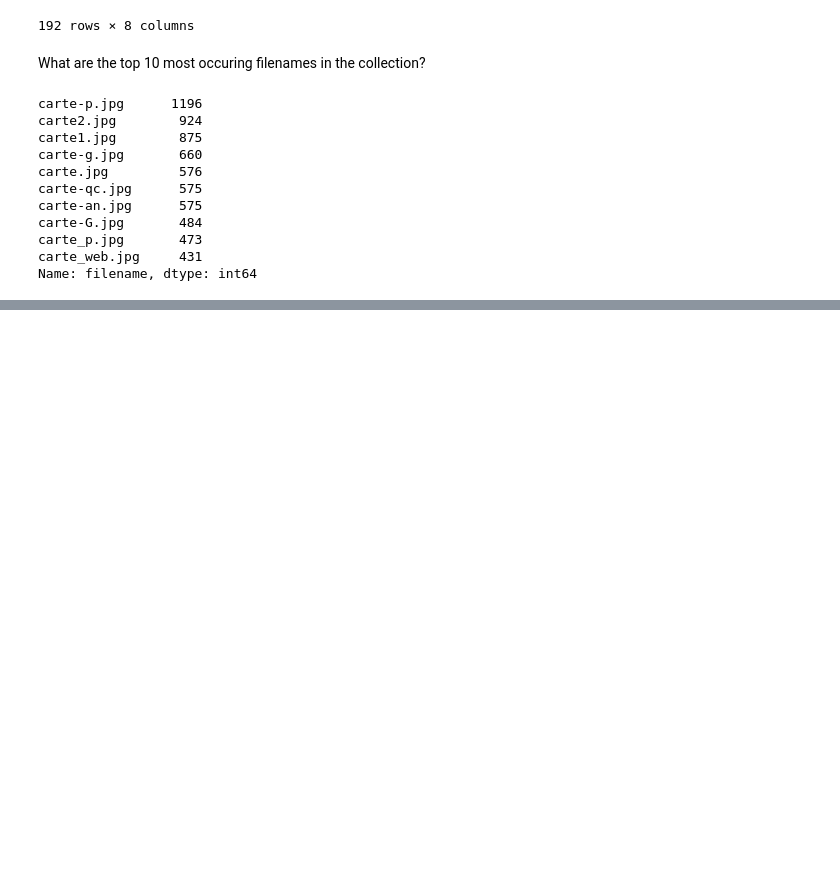
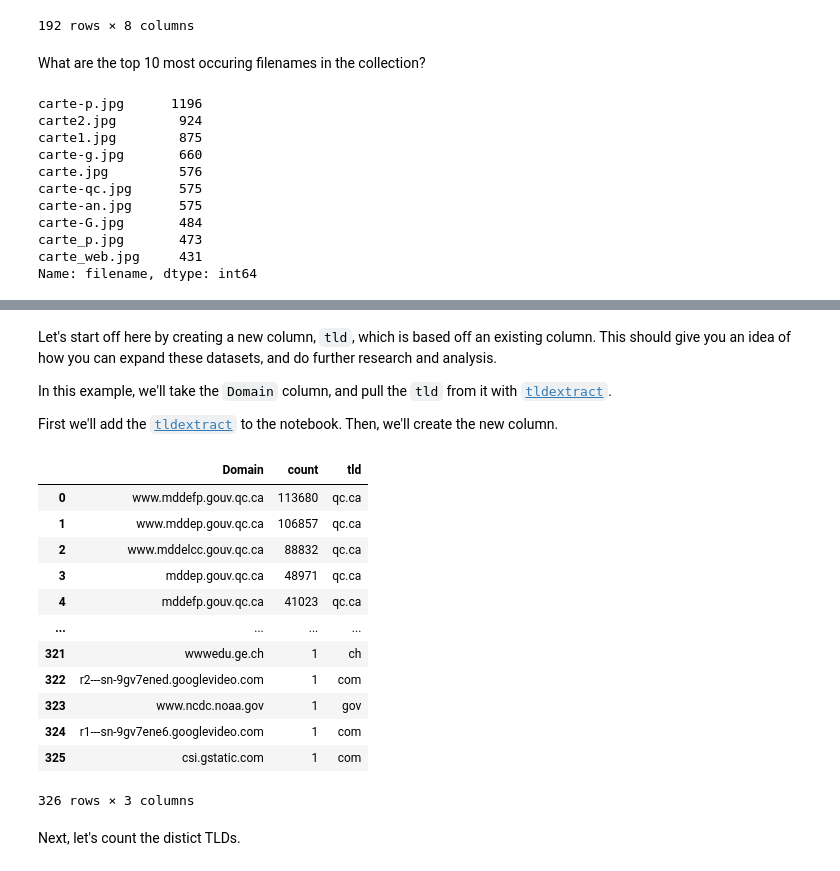
Before and after one commit to archivesunleashed/notebooks, a Jupyter notebook: parquet_pandas_example.ipynb, the cells around one changed output, grey strips where cells are left out. Cells and saved outputs as stored; diff of their text form; code cells hidden in the pictures; blank space fills up the shorter version.

```diff
--- a/parquet_pandas_example.ipynb
+++ b/parquet_pandas_example.ipynb
@@ -315,0 +303,6 @@ images.groupby('md5').count()
+# %% [markdown]
+Let's start off here by creating a new column, `tld`, which is based off an existing column. This should give you an idea of how you can expand these datasets, and do further research and analysis.
+
+In this example, we'll take the `Domain` column, and pull the `tld` from it with [`tldextract`](https://github.com/john-kurkowski/tldextract).
+
+First we'll add the [`tldextract`](https://github.com/john-kurkowski/tldextract) to the notebook. Then, we'll create the new column.
@@ -315,0 +313,21 @@ images.groupby('md5').count()
+# %%
+import tldextract
+
+domains['tld'] = domains.apply(lambda row: tldextract.extract(row.Domain).suffix, axis=1)
+domains
+# %% [output]
+|  | Domain | count | tld |
+| 0 | www.mddefp.gouv.qc.ca | 113680 | qc.ca |
+| 1 | www.mddep.gouv.qc.ca | 106857 | qc.ca |
+| 2 | www.mddelcc.gouv.qc.ca | 88832 | qc.ca |
+| 3 | mddep.gouv.qc.ca | 48971 | qc.ca |
+| 4 | mddefp.gouv.qc.ca | 41023 | qc.ca |
+| ... | ... | ... | ... |
+| 321 | wwwedu.ge.ch | 1 | ch |
+| 322 | r2---sn-9gv7ened.googlevideo.com | 1 | com |
+| 323 | www.ncdc.noaa.gov | 1 | gov |
+| 324 | r1---sn-9gv7ene6.googlevideo.com | 1 | com |
+| 325 | csi.gstatic.com | 1 | com |
+326 rows × 3 columns
+# %% [markdown]
+Next, let's count the distict TLDs.
```
Also changed, not shown: parts of 6 cells of this notebook.
